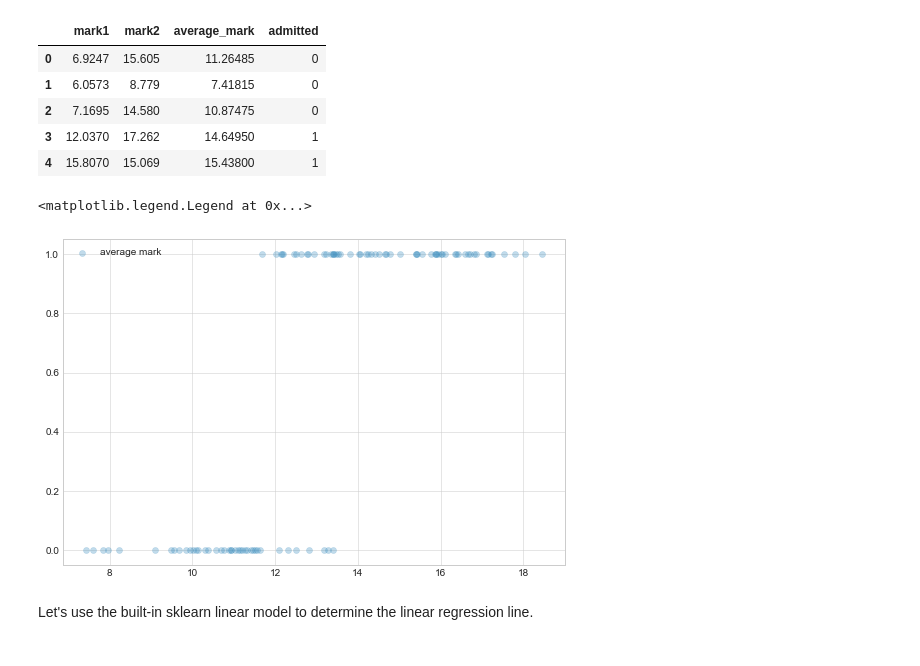
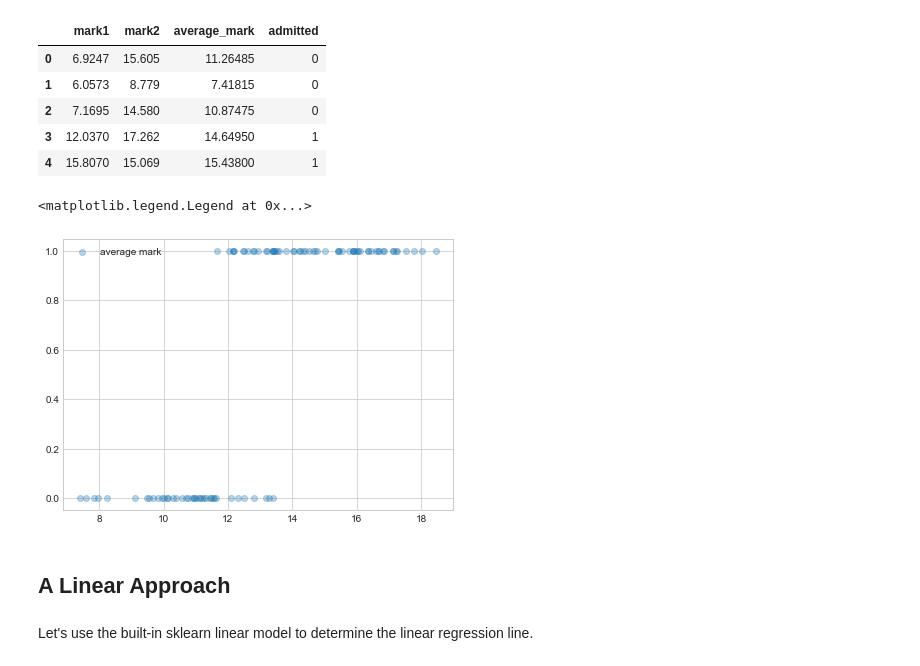
Before and after one commit to kawaremu/MLFromScratch, a Jupyter notebook: Logistic Regression.ipynb, the cells around one changed output. Cells and saved outputs as stored; diff of their text form; code cells hidden in the pictures.

```diff
--- a/Logistic Regression.ipynb
+++ b/Logistic Regression.ipynb
@@ -75,12 +75,14 @@ target = 'admitted'
 X = df_students[features].values
 y = df_students[target].values.astype(np.int32)
 # %%
-plt.figure(figsize=(9,6))
+plt.figure(figsize=(7,5))
 plt.scatter(X,y, label="average mark",alpha=0.3,cmap='viridis')
 plt.legend()
 # %% [output]
 <matplotlib.legend.Legend at 0x...>
-[figure, old version]
+[figure, new version]
+# %% [markdown]
+## A Linear Approach
 # %% [markdown]
 Let's use the built-in sklearn linear model to determine the linear regression line.
 # %%
```
Also changed, not shown: parts of 72 cells of this notebook, 1 other file.
